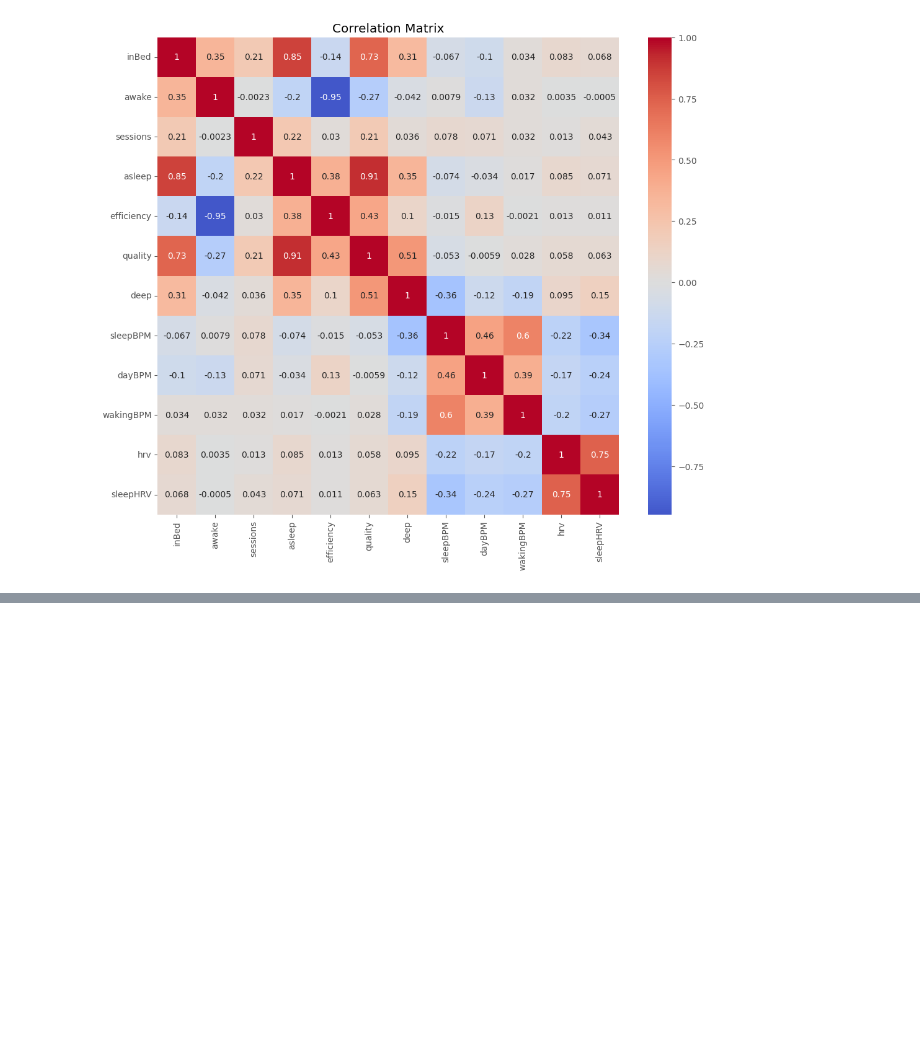
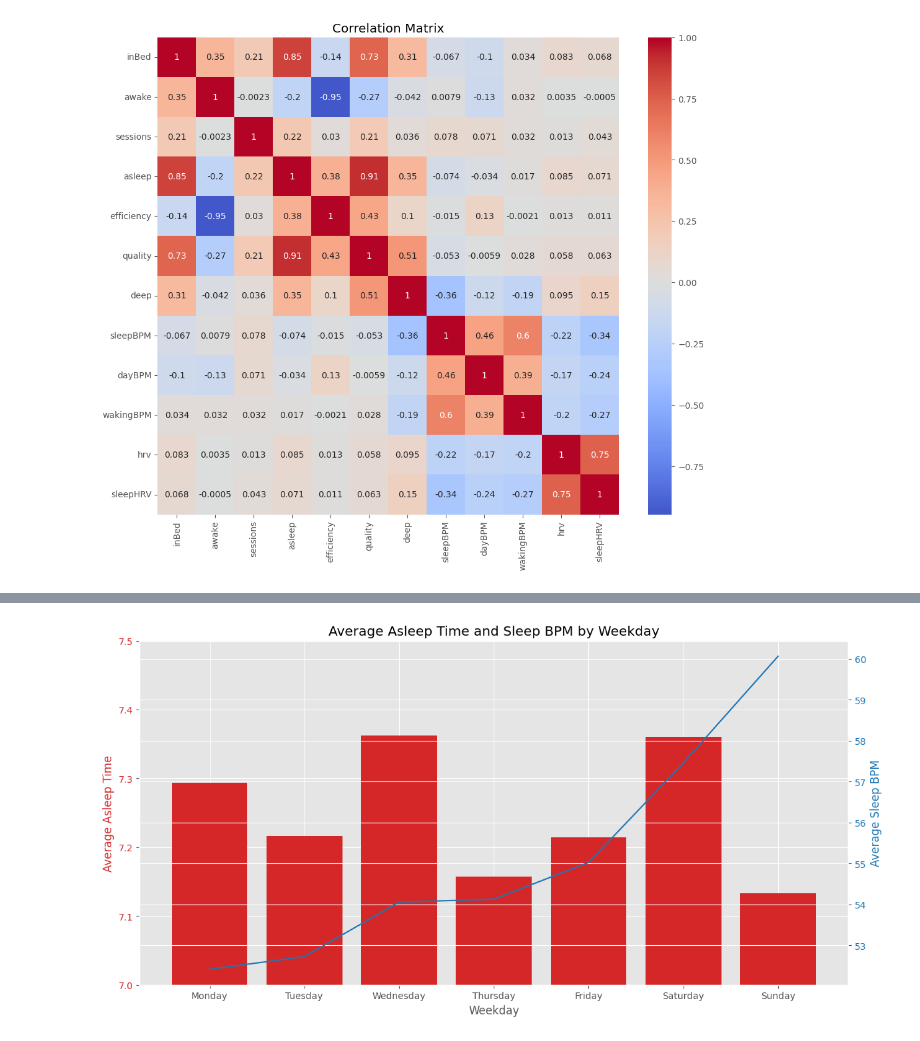
Before and after one commit to palmerac/sleep, a Jupyter notebook: sleep.ipynb, the cells around one changed output, grey strips where cells are left out. Drawn from its saved outputs; the diff is of its cells as text; code cells hidden in the pictures; blank space fills up the shorter version.

```diff
--- a/sleep.ipynb
+++ b/sleep.ipynb
@@ -198,0 +211,29 @@ df[df['deepRoll30'] == df['deepRoll30'].min()]
+# %%
+df['weekday'] = df['fromDate'].dt.day_name()
+df['weekday'] = pd.Categorical(df['weekday'], categories=['Monday', 'Tuesday', 'Wednesday', 'Thursday', 'Friday', 'Saturday', 'Sunday'], ordered=True)
+df['asleep'] = df['asleep'].astype(float)
+df['sleepBPM'] = df['sleepBPM'].astype(float)
+
+df_weekday = df.groupby('weekday').agg({'asleep': 'mean', 'sleepBPM': 'mean'}).reset_index()
+
+fig, ax1 = plt.subplots(figsize=(12,6))
+
+color = 'tab:red'
+ax1.set_xlabel('Weekday')
+ax1.set_ylabel('Average Asleep Time', color=color)
+ax1.bar(df_weekday['weekday'], df_weekday['asleep'], color=color)
+ax1.tick_params(axis='y', labelcolor=color)
+ax1.set_ylim(7, 7.5)  # Set the y-axis limits to only show between 6 and 8
+
+ax2 = ax1.twinx()
+color = 'tab:blue'
+ax2.set_ylabel('Average Sleep BPM', color=color)
+ax2.plot(df_weekday['weekday'], df_weekday['sleepBPM'], color=color)
+ax2.tick_params(axis='y', labelcolor=color)
+
+fig.tight_layout()
+plt.title('Average Asleep Time and Sleep BPM by Weekday')
+plt.xticks(rotation=45)
+plt.show()
+# %% [output]
+[figure, added]
```
Also changed, not shown: parts of 12 cells of this notebook, 1 other file.
